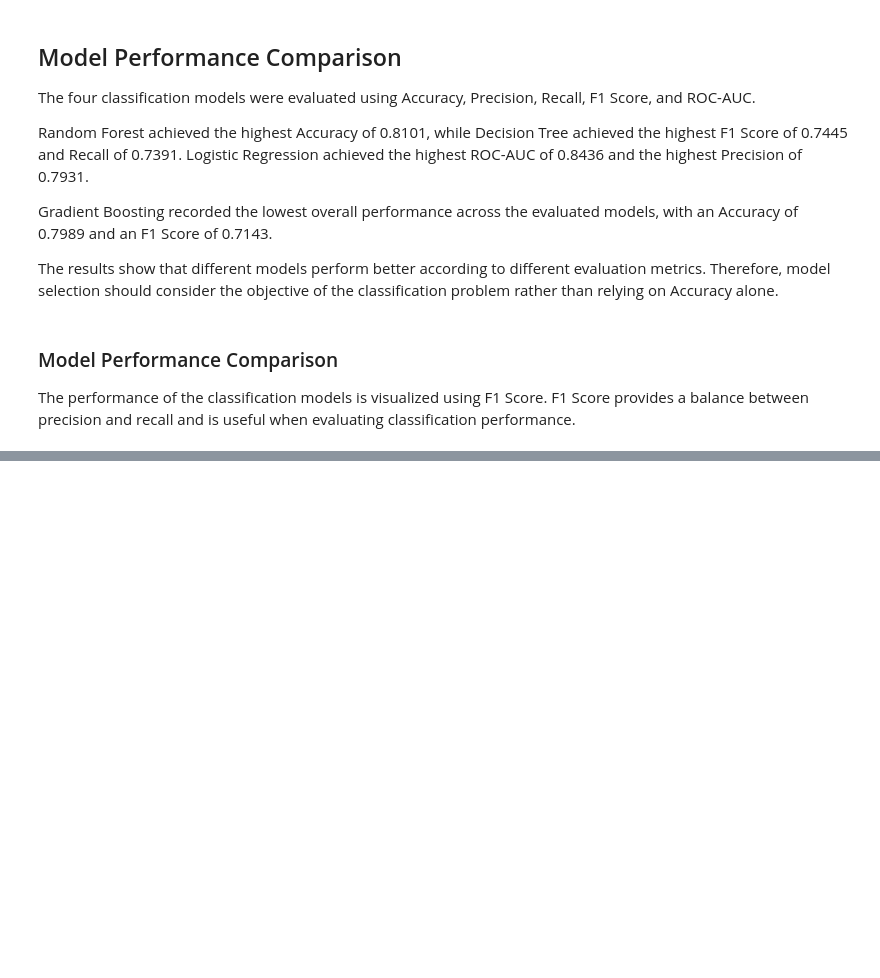
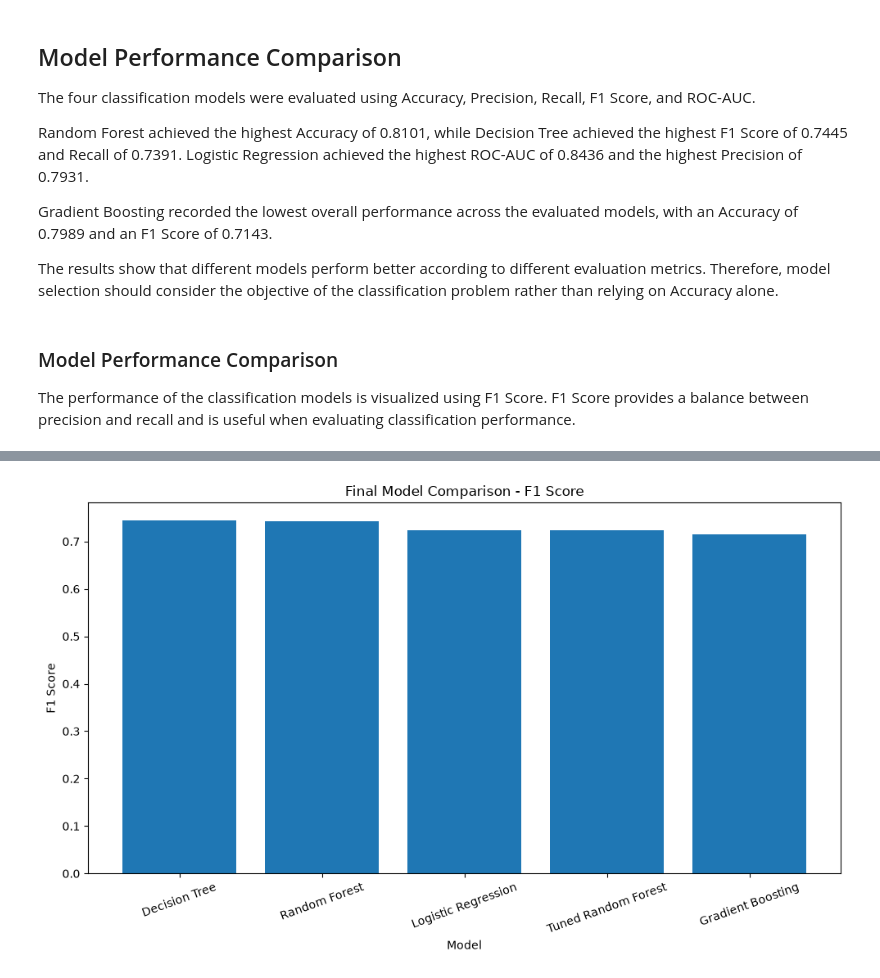
Before and after one commit to Mal-archLumi/analystLab-africa-datascience-internship, a Jupyter notebook: notebooks/week5_titanic_advanced_machine_learning.ipynb, the cells around one changed output, grey strips where cells are left out. Drawn from its saved outputs; the diff is of its cells as text; code cells hidden in the pictures; blank space fills up the shorter version.

```diff
--- a/notebooks/week5_titanic_advanced_machine_learning.ipynb
+++ b/notebooks/week5_titanic_advanced_machine_learning.ipynb
@@ -504,0 +557,9 @@ plt.show(),
+# %%
+# Get the best Random Forest model
+tuned_rf = grid_search.best_estimator_
+# %%
+# Make predictions using the tuned model
+tuned_rf_pred = tuned_rf.predict(X_test)
+
+# Get predicted probabilities
+tuned_rf_proba = tuned_rf.predict_proba(X_test)[:, 1]
@@ -504,0 +593,13 @@ plt.show(),
+# %%
+# Add the tuned Random Forest results
+results.loc[len(results)] = [
+    "Tuned Random Forest",
+    tuned_rf_accuracy,
+    tuned_rf_precision,
+    tuned_rf_recall,
+    tuned_rf_f1,
+    tuned_rf_roc_auc
+]
+
+# Display the final comparison
+results
@@ -504,0 +613,8 @@ plt.show(),
+# %%
+# Sort models by F1 Score
+final_results = results.sort_values(
+    by="F1 Score",
+    ascending=False
+).reset_index(drop=True)
+
+final_results
@@ -504,0 +634,15 @@ plt.show(),
+# %%
+# Plot final F1 Score comparison
+plt.figure(figsize=(10, 6))
+
+plt.bar(final_results["Model"], final_results["F1 Score"])
+
+plt.xlabel("Model")
+plt.ylabel("F1 Score")
+plt.title("Final Model Comparison - F1 Score")
+
+plt.xticks(rotation=20)
+plt.tight_layout()
+plt.show()
+# %% [output]
+[figure, added]
```
Also changed, not shown: parts of 13 cells of this notebook.
